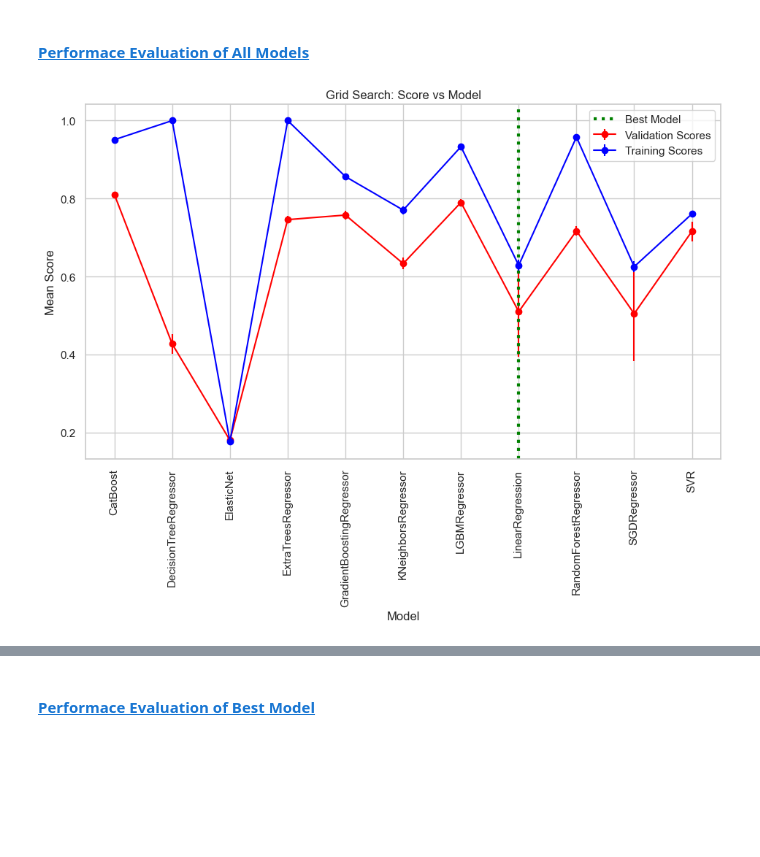
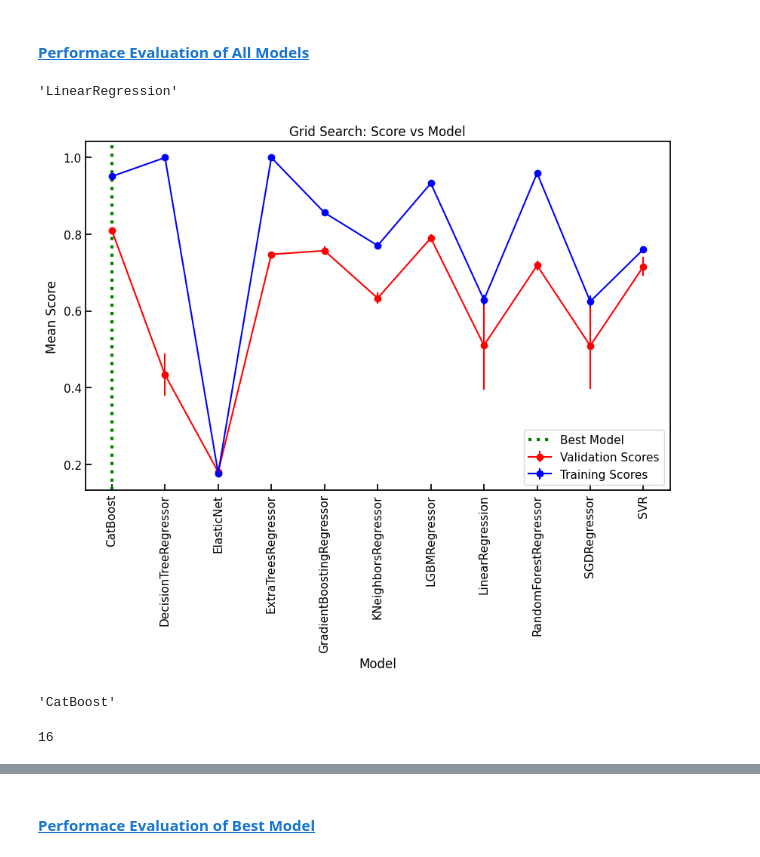
Before and after one commit to scelarek/Reference_Notebooks, a Jupyter notebook: Templates For Projects/4. Master Pipeline (Advanced) copy.ipynb, the cells around one changed output, grey strips where cells are left out. Saved outputs shown, nothing was run; the diff lists cells and outputs as text; code cells hidden in the pictures; blank space fills up the shorter version.

```diff
--- a/Templates For Projects/4. Master Pipeline (Advanced) copy.ipynb
+++ b/Templates For Projects/4. Master Pipeline (Advanced) copy.ipynb
@@ -75,9 +75,9 @@ Here I created my X train and X test sets and y train and y test sets.
 Practice Classification Models:
 # %%
 classification = False
-regression = False
+regression = True
 clustering = False
-time_series = True
+time_series = False
 
 if [classification, regression, clustering, time_series].count(True) > 1:
     raise ValueError("More than one of the classification, regression, and clustering flags are set to True. Please set only one to True.")
@@ -445,5 +429,16 @@ Index(['iter', 'n_resources', 'mean_fit_time', 'std_fit_time',
 # %%
 # Call the function with your actual data
 plot_average_score_of_hyperparameters(grid_outcomes, first_hyperparameter, second_hyperparameter=second_hyperparameter)
+
+grid_outcomes.loc[grid_outcomes.mean_test_score.argmax(), first_hyperparameter]
 # %% [output]
+'LinearRegression'
-[figure, old version]
+[figure, new version]
+# %%
+grid_outcomes.loc[grid_outcomes.mean_test_score.idxmax(), first_hyperparameter]
+# %% [output]
+'CatBoost'
+# %%
+grid_outcomes.mean_test_score.idxmax()
+# %% [output]
+16
```
Also changed, not shown: parts of 21 cells of this notebook, 10 other files.
